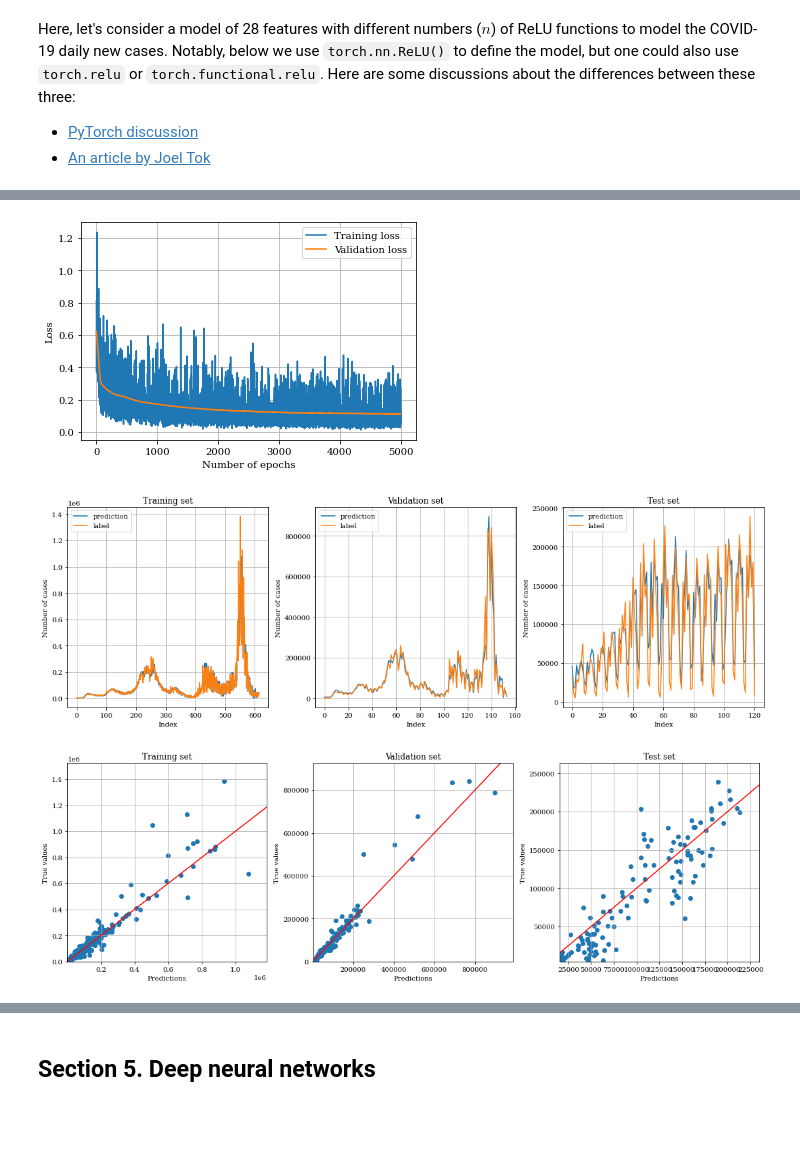
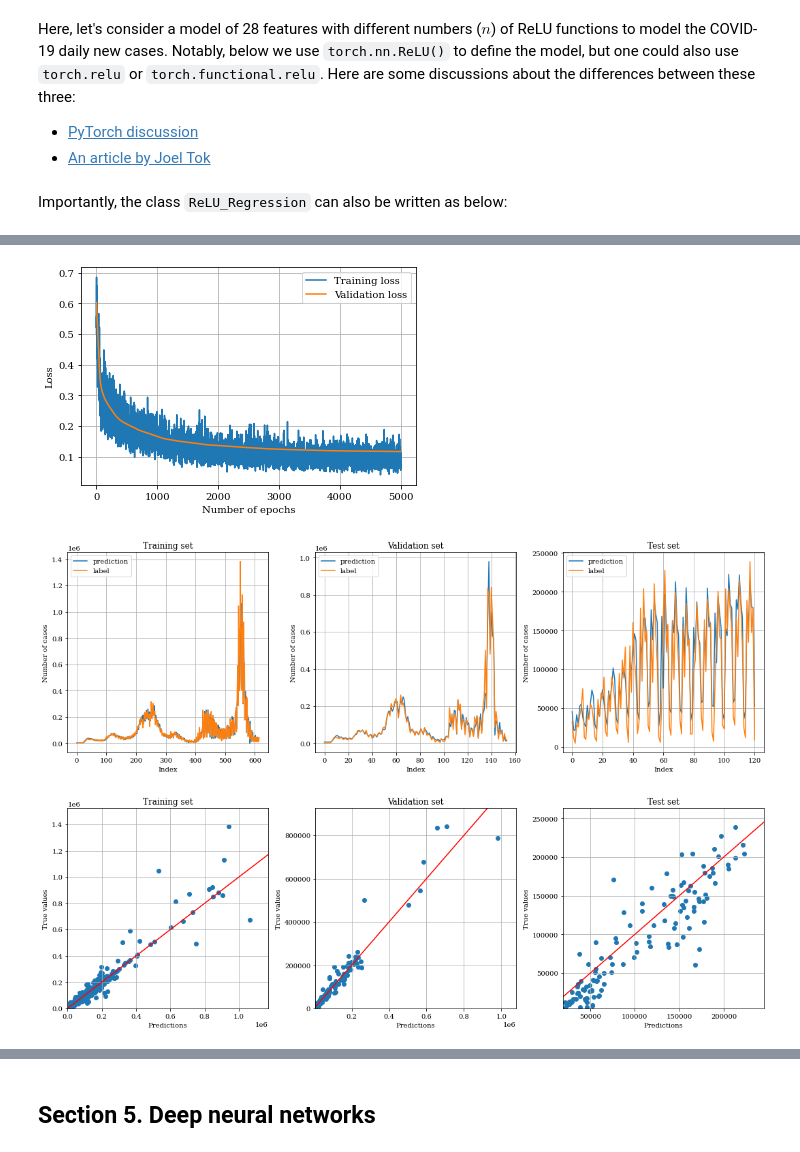
Before and after one commit to wehs7661/deep_learning_projects, a Jupyter notebook: covid_regression/LR2DNN/covid_regression.ipynb, the cells around one changed output, grey strips where cells are left out. Drawn from its saved outputs; the diff is of its cells as text; code cells hidden in the pictures; blank space fills up the shorter version.

```diff
--- a/covid_regression/LR2DNN/covid_regression.ipynb
+++ b/covid_regression/LR2DNN/covid_regression.ipynb
@@ -261,7 +262,7 @@ config = {
     'n_epochs': 5000,
     'lr': 0.001,
     'optimizer': 'SGD',
-    'batch_size': 200,
+    'batch_size': 128,
     'early_stop': 1000,
 }
 # %%
@@ -444,7 +445,7 @@ In this section, we will explore linear regression models with multiple features
 # %% [markdown]
 Below we will use exactly the same set of hpyerparameters and explore different numbers of features, including 7, 28, 56, and 84. To save space, we define the following function that trains and assess the models.
 # %%
-def train_and_assess(model, n_feats):
+def train_and_assess(model, n_feats, rand_seed=None):
 
     ##########################################
     #  Prepare datasets and train the model  #
@@ -455,15 +456,16 @@ def train_and_assess(model, n_feats):
         'n_epochs': 5000,
         'lr': 0.001,
         'optimizer': 'SGD',
-        'batch_size': 200,
+        'batch_size': 128,
         'early_stop': 1000,
     }
 
-    set_rand_seed()
+    if rand_seed is not None:
+      set_rand_seed(rand_seed)
+
     tr_set = prep_dataloader(df, n_feats, 'train', config['batch_size'], tr_idx=(n_feats + 1, 798))
     dv_set = prep_dataloader(df, n_feats, 'dev', config['batch_size'], tr_idx=(n_feats + 1, 798))
     tt_set = prep_dataloader(df, n_feats, 'test', config['batch_size'], tr_idx=(n_feats + 1, 798))
-
 
     loss_list = train(tr_set, dv_set, model, config)
     t2 = time.time()
@@ -781,7 +781,7 @@ class ReLU_Regression(torch.nn.Module):
         super(ReLU_Regression, self).__init__()
         self.linear_1= torch.nn.Linear(inputSize, n_relu)
         self.relu = torch.nn.ReLU()
-        self.linear_2 = torch.nn.Linear(n_relu, 1)  # the label is 1-dimensional
+        self.linear_2 = torch.nn.Linear(n_relu, outputSize)
         self.criterion = torch.nn.L1Loss()  # mean absolute error
 
     def forward(self, x):
@@ -791,9 +791,27 @@ class ReLU_Regression(torch.nn.Module):
 
     def calc_loss(self, pred, target):
         return self.criterion(pred, target)
+# %% [markdown]
+Importantly, the class `ReLU_Regression` can also be written as below:
+# %%
+class ReLU_Regression(torch.nn.Module):
+    def __init__(self, inputSize, outputSize, n_relu):
+        super(ReLU_Regression, self).__init__()
+        self.model = torch.nn.Sequential()
+        self.model.add_module(f'linear 1', torch.nn.Linear(inputSize, n_relu))
+        self.model.add_module(f'activation 1', torch.nn.ReLU())
+        self.model.add_module(f'linear 2', torch.nn.Linear(n_relu, outputSize))
+        self.criterion = torch.nn.L1Loss()  # mean absolute error
+
+    def forward(self, x):
+        x = self.model(x).squeeze(1)
+        return x
+
+    def calc_loss(self, pred, target):
+        return self.criterion(pred, target)
 # %%
 n_feats = 28
 model = ReLU_Regression(n_feats, 1, 10)
-train_and_assess(model, n_feats)
+train_and_assess(model, n_feats, rand_seed=seed)
 # %% [output]
 Finished training after 5000 epochs
@@ -804,5 +822,5 @@ Test loss: 24070
-[figure, old version]
+[figure, new version]
-[figure, old version]
+[figure, new version]
-[figure, old version]
+[figure, new version]
 # %%
 n_feats = 28
```
Also changed, not shown: parts of 45 cells of this notebook.
